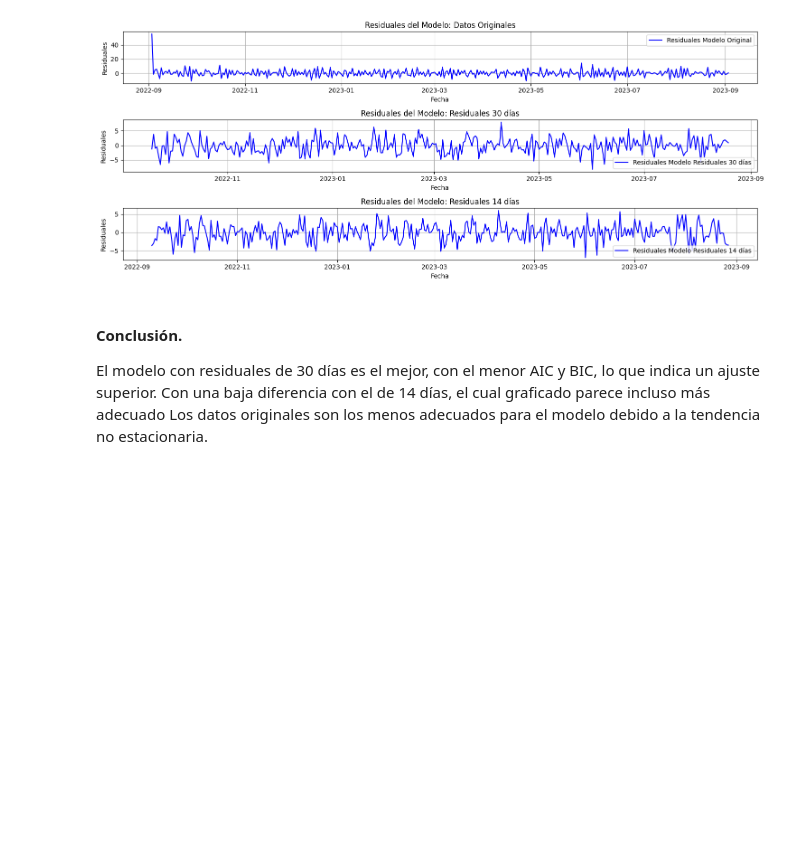
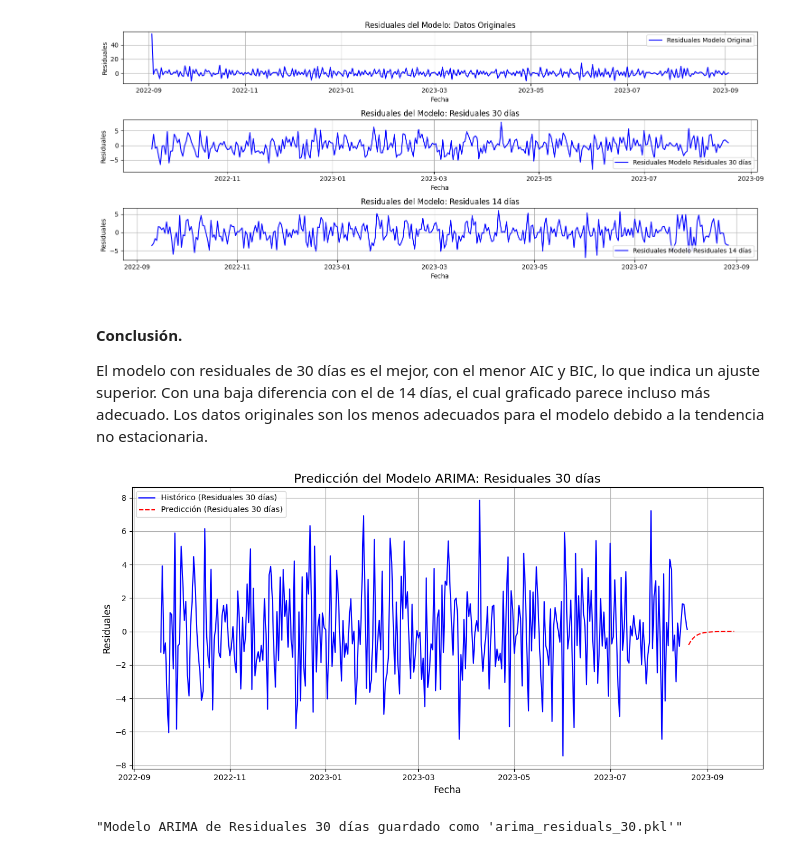
Before and after one commit to 4GeeksAcademy/Proyecto-de-Serie-Temporal-Alternativa, a Jupyter notebook: src/explore.ipynb, the cells around one changed output. Drawn from its saved outputs; the diff is of its cells as text; code cells hidden in the pictures; blank space fills up the shorter version.

```diff
--- a/src/explore.ipynb
+++ b/src/explore.ipynb
@@ -405,5 +399,37 @@ plt.show()
 [figure]
 # %% [markdown]
 #### Conclusión.
-El modelo con residuales de 30 días es el mejor, con el menor AIC y BIC, lo que indica un ajuste superior. Con una baja diferencia con el de 14 días, el cual graficado parece incluso más adecuado
+El modelo con residuales de 30 días es el mejor, con el menor AIC y BIC, lo que indica un ajuste superior. Con una baja diferencia con el de 14 días, el cual graficado parece incluso más adecuado.
 Los datos originales son los menos adecuados para el modelo debido a la tendencia no estacionaria.
+# %%
+
+
+# Generar predicciones para el próximo mes (30 días) con el modelo de 30 días
+forecast_steps = 30
+forecast_residuals_30 = model_residuals_30_fit.forecast(steps=forecast_steps)
+
+# Rango de fechas futuras para las predicciones
+last_date = residuals_30.index[-1]
+future_dates = [last_date + pd.Timedelta(days=i) for i in range(1, forecast_steps + 1)]
+
+# Visualizar las predicciones junto con los datos históricos
+plt.figure(figsize=(12, 6))
+plt.plot(residuals_30, label='Histórico (Residuales 30 días)', color='blue')
+plt.plot(future_dates, forecast_residuals_30, label='Predicción (Residuales 30 días)', color='red', linestyle='--')
+plt.title('Predicción del Modelo ARIMA: Residuales 30 días', fontsize=16)
+plt.xlabel('Fecha', fontsize=12)
+plt.ylabel('Residuales', fontsize=12)
+plt.legend()
+plt.grid(True)
+plt.tight_layout()
+plt.show()
+# %% [output]
+[figure, added]
+# %%
+with open('arima_residuals_30.pkl', 'wb') as file:
+    pickle.dump(model_residuals_30_fit, file)
+
+# Mostrar mensaje indicando que el modelo se ha guardado
+"Modelo ARIMA de Residuales 30 días guardado como 'arima_residuals_30.pkl'"
+# %% [output]
+"Modelo ARIMA de Residuales 30 días guardado como 'arima_residuals_30.pkl'"
```
Also changed, not shown: parts of 6 cells of this notebook, 1 other file.
